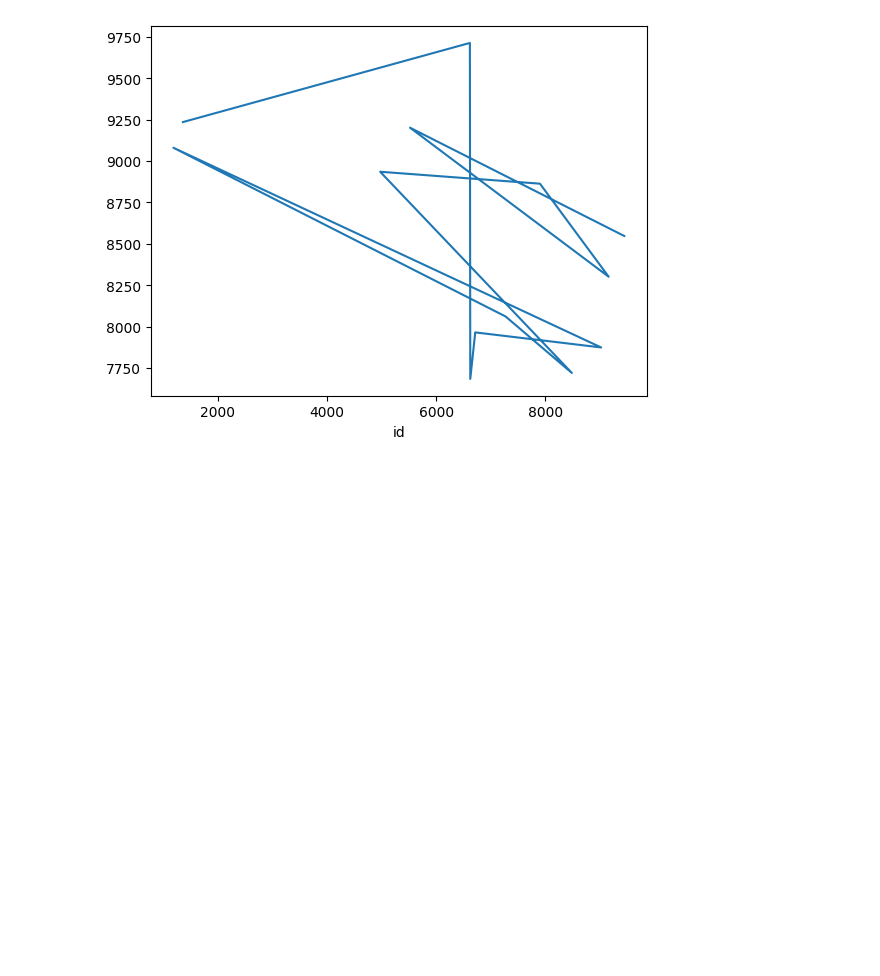
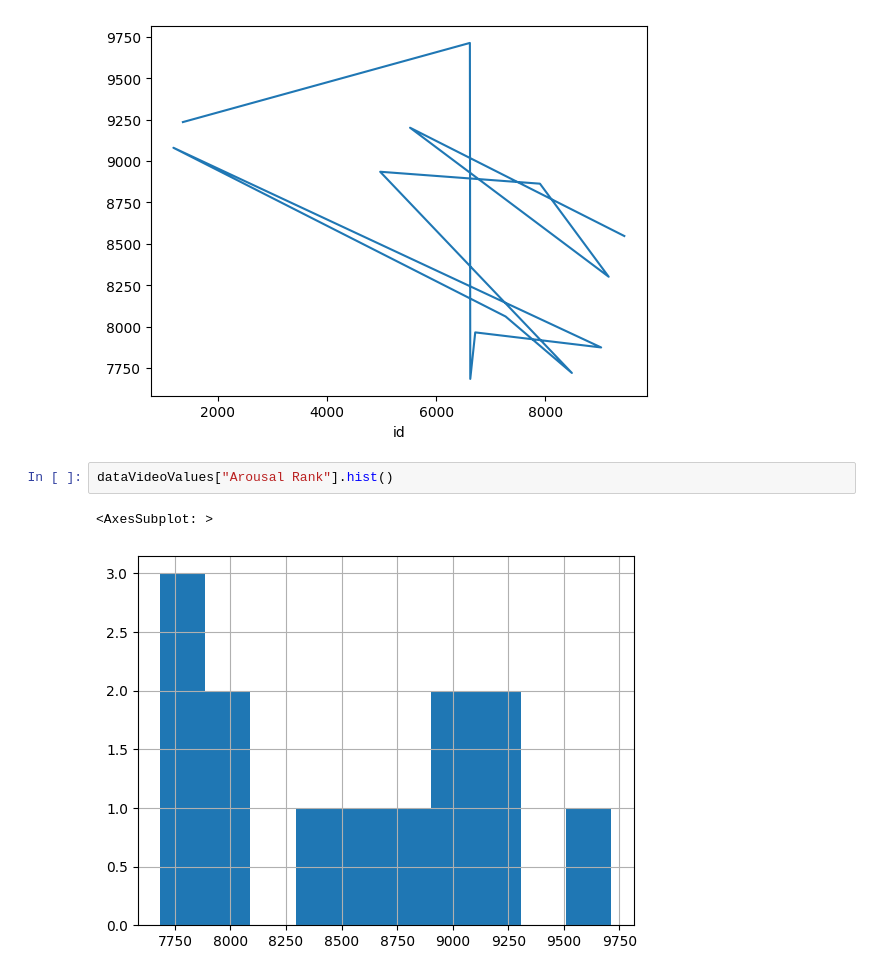
Before and after one commit to Victor-page/artificial-emotional-intelligence, a Jupyter notebook: artificial-emotional-intelligence.ipynb, the cells around one changed output. Cells and saved outputs as stored; diff of their text form; blank space fills up the shorter version.

```diff
--- a/artificial-emotional-intelligence.ipynb
+++ b/artificial-emotional-intelligence.ipynb
@@ -184,3 +189,8 @@ dataVideoValues["Arousal Rank"].plot()
 # %% [output]
 <AxesSubplot: xlabel='id'>
 [figure]
+# %%
+dataVideoValues["Arousal Rank"].hist()
+# %% [output]
+<AxesSubplot: >
+[figure, added]
```
Also changed, not shown: parts of 1 cell of this notebook.
